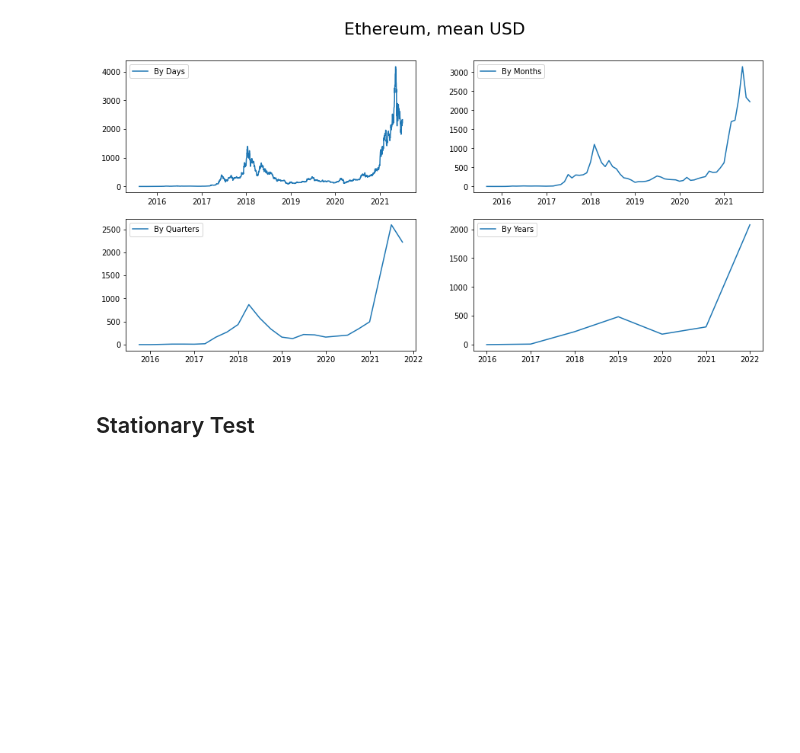
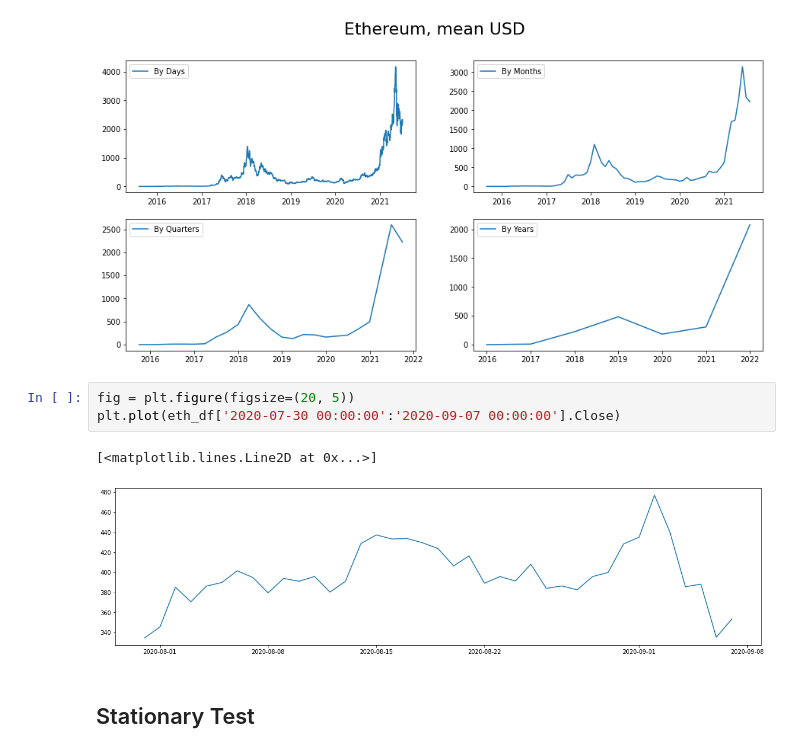
Before and after one commit to Alvanzah/Pemodelan, a Jupyter notebook: Crypto_Price.ipynb, the cells around one changed output. Drawn from its saved outputs; the diff is of its cells as text; blank space fills up the shorter version.

```diff
--- a/Crypto_Price.ipynb
+++ b/Crypto_Price.ipynb
@@ -181,6 +187,12 @@ plt.legend()
 plt.show()
 # %% [output]
 [figure]
+# %%
+fig = plt.figure(figsize=(20, 5))
+plt.plot(eth_df['2020-07-30 00:00:00':'2020-09-07 00:00:00'].Close)
+# %% [output]
+[<matplotlib.lines.Line2D at 0x...>]
+[figure, added]
 # %% [markdown]
 ## Stationary Test
 # %% [markdown]
```
Also changed, not shown: parts of 4 cells of this notebook, 6 other files.
